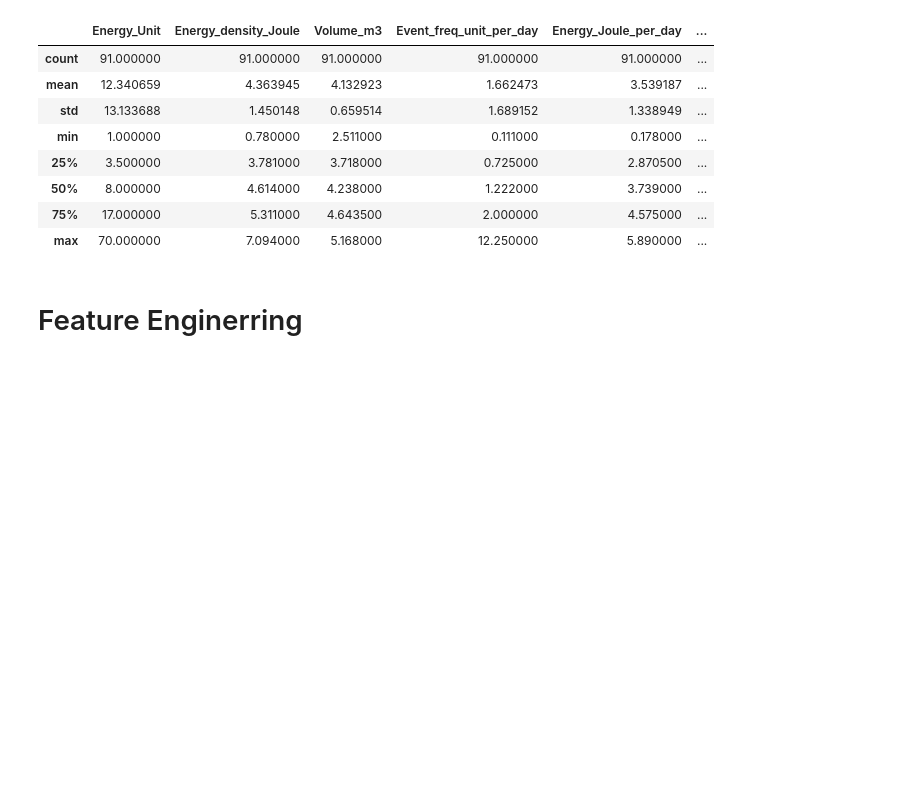
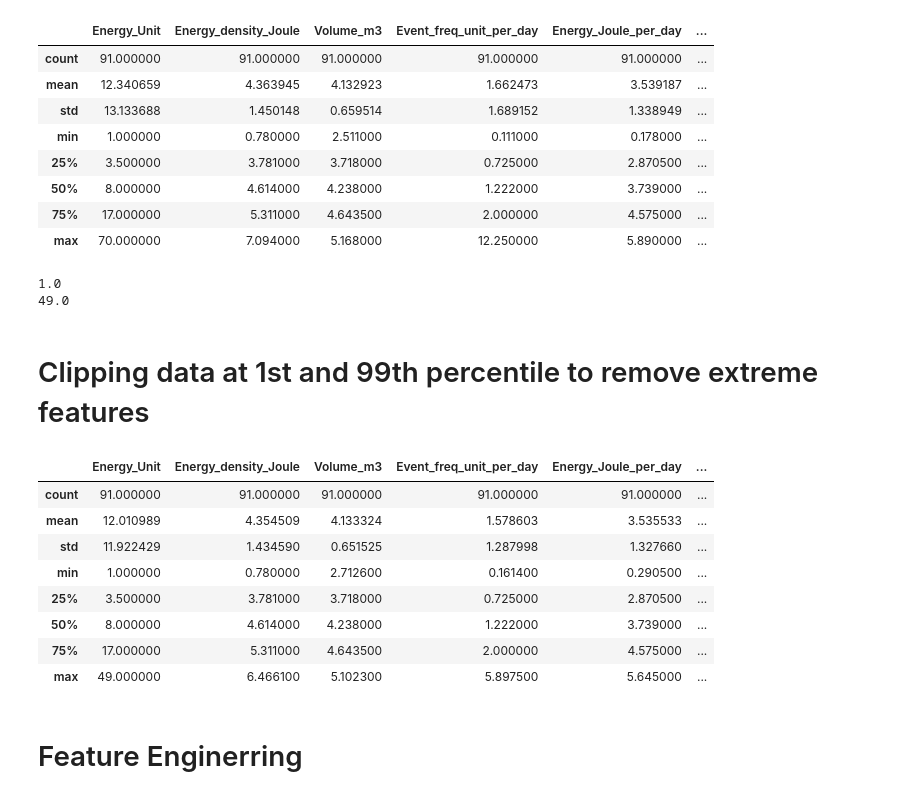
Before and after one commit to aliirshad3098/RockBurst_Prediction_In_Tunnel, a Jupyter notebook: cleaning_data.ipynb, the cells around one changed output. Drawn from its saved outputs; the diff is of its cells as text; code cells hidden in the pictures; blank space fills up the shorter version.

```diff
--- a/cleaning_data.ipynb
+++ b/cleaning_data.ipynb
@@ -130,3 +133,18 @@ df.describe()
 | 50% | 8.000000 | 4.614000 | 4.238000 | 1.222000 | 3.739000 | ... |
 | 75% | 17.000000 | 5.311000 | 4.643500 | 2.000000 | 4.575000 | ... |
 | max | 70.000000 | 7.094000 | 5.168000 | 12.250000 | 5.890000 | ... |
+# %%
+lower_p = 1
+upper_p = 97
+
+lower = np.percentile(df["Energy_Unit"], lower_p)
+upper = np.percentile(df["Energy_Unit"], upper_p)
+print(lower)
+print(upper)
+# %% [output]
+1.0
+49.0
+# %% [markdown]
+# Clipping data at 1st and 99th percentile to remove extreme features
+# %%
+features=df.columns.drop(["Intensity_Level_encoded","Intensity_Level"])
@@ -133,3 +156,15 @@ df.describe()
+# %%
+df.describe()
+# %% [output]
+|  | Energy_Unit | Energy_density_Joule | Volume_m3 | Event_freq_unit_per_day | Energy_Joule_per_day | ... |
+| count | 91.000000 | 91.000000 | 91.000000 | 91.000000 | 91.000000 | ... |
+| mean | 12.010989 | 4.354509 | 4.133324 | 1.578603 | 3.535533 | ... |
+| std | 11.922429 | 1.434590 | 0.651525 | 1.287998 | 1.327660 | ... |
+| min | 1.000000 | 0.780000 | 2.712600 | 0.161400 | 0.290500 | ... |
+| 25% | 3.500000 | 3.781000 | 3.718000 | 0.725000 | 2.870500 | ... |
+| 50% | 8.000000 | 4.614000 | 4.238000 | 1.222000 | 3.739000 | ... |
+| 75% | 17.000000 | 5.311000 | 4.643500 | 2.000000 | 4.575000 | ... |
+| max | 49.000000 | 6.466100 | 5.102300 | 5.897500 | 5.645000 | ... |
 # %% [markdown]
 # Feature Enginerring
 # %%
```
Also changed, not shown: parts of 8 cells of this notebook.
